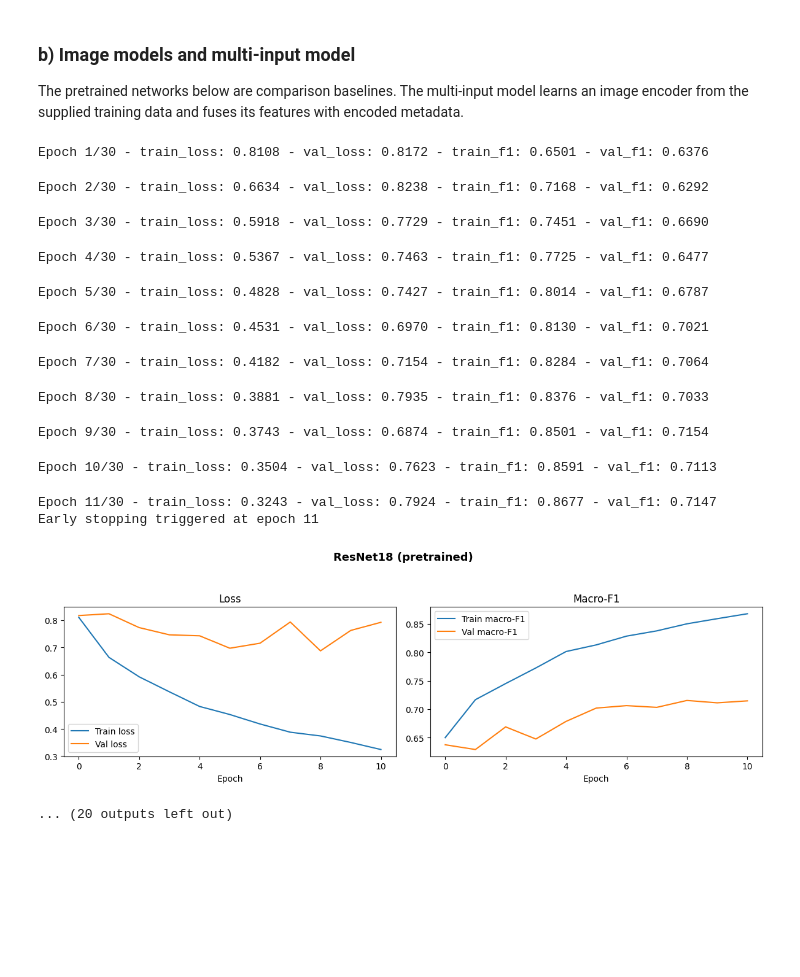
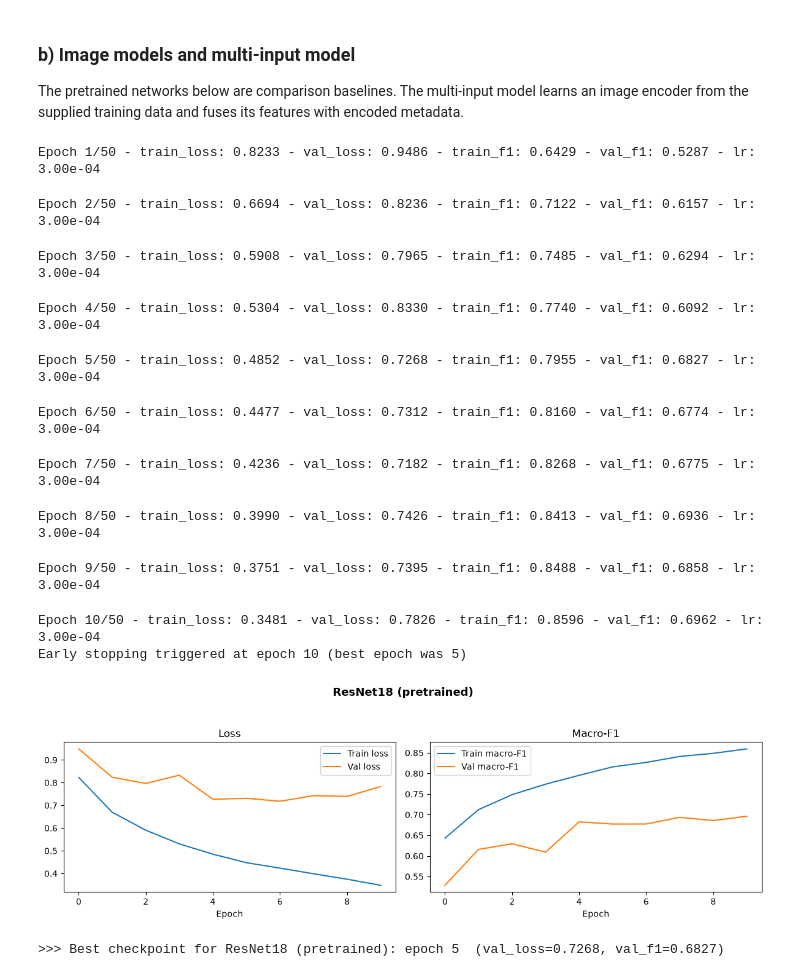
Before and after one commit to whiteshark05/COSC2753-Assignment-2, a Jupyter notebook: notebooks/COSC2753_A2_Task2.ipynb, the cells around one changed output. Drawn from its saved outputs; the diff is of its cells as text; code cells hidden in the pictures; blank space fills up the shorter version.

```diff
--- a/notebooks/COSC2753_A2_Task2.ipynb
+++ b/notebooks/COSC2753_A2_Task2.ipynb
@@ -1196,7 +1195,7 @@ from torchvision.models import resnet18, ResNet18_Weights, mobilenet_v3_small, M
 from sklearn.preprocessing import StandardScaler
 
 DEVICE = torch.device('cuda' if torch.cuda.is_available() else 'cpu')
-BATCH_SIZE, EPOCHS, NUM_WORKERS = 64, 50, 0
+BATCH_SIZE, EPOCHS, NUM_WORKERS = 64, 50, 4
 
 # Metadata inputs are fit on training data only.
 META_FEATURES = ['gender', 'masterCategory', 'subCategory', 'articleType', 'baseColour', 'year', 'usage']
@@ -1261,8 +1260,20 @@ class MultiInputDataset(Dataset):
 # Build datasets and loaders for the multi-input model.
 train_ds = MultiInputDataset(task2_train, meta_train, y_train, IMAGES_TRAIN_DIR, train_transform)
 val_ds = MultiInputDataset(task2_val, meta_val, y_val, IMAGES_TRAIN_DIR, eval_transform)
-train_loader = DataLoader(train_ds, batch_size=BATCH_SIZE, shuffle=True, num_workers=NUM_WORKERS)
-val_loader = DataLoader(val_ds, batch_size=BATCH_SIZE, shuffle=False, num_workers=NUM_WORKERS)
+train_loader = DataLoader(train_ds, batch_size=BATCH_SIZE, shuffle=True, num_workers=NUM_WORKERS,
+                           persistent_workers=(NUM_WORKERS > 0))
+val_loader = DataLoader(val_ds, batch_size=BATCH_SIZE, shuffle=False, num_workers=NUM_WORKERS,
+                         persistent_workers=(NUM_WORKERS > 0))
+
+# Shared loaders for the two image-only comparison models (built once, reused for both
+# ResNet18 and MobileNetV3 so workers aren't spun up and torn down twice).
+train_ds_img = FashionImageDataset(task2_train, IMAGES_TRAIN_DIR, 'season_enc', train_transform)
+sampler = get_weighted_sampler(task2_train, 'season')
+loader_tr_img = DataLoader(train_ds_img, batch_size=BATCH_SIZE, sampler=sampler, num_workers=NUM_WORKERS,
+                            persistent_workers=(NUM_WORKERS > 0))
+loader_va_img = DataLoader(FashionImageDataset(task2_val, IMAGES_TRAIN_DIR, 'season_enc', eval_transform),
+                            batch_size=BATCH_SIZE, num_workers=NUM_WORKERS,
+                            persistent_workers=(NUM_WORKERS > 0))
 
 # Create pretrained image-only comparison models and replace their classifiers for season prediction.
 def make_pretrained(model_name):
@@ -1486,34 +1504,22 @@ def evaluate_multi_model(model, loader):
 # %%
 OUTPUT_DIR = OUT_DIR / 'task2_models'
 OUTPUT_DIR.mkdir(parents=True, exist_ok=True)
-# Train both pretrained comparison models and the custom multi-input model.
-resnet_model, resnet_f1 = train_image_only(make_pretrained('resnet18'))
-mobilenet_model, mobilenet_f1 = train_image_only(make_pretrained('mobilenet_v3_small'))
 torch.manual_seed(RANDOM_STATE)
-small_cnn_model, small_cnn_f1 = train_model(
-    MultiInputNet(meta_train.shape[1], len(season_encoder.classes_), SmallImageEncoder(out_dim=128)).to(DEVICE),
-    model_name='MultiInput-SmallCNN'
-)
-
-torch.manual_seed(RANDOM_STATE)
-resnet_scratch_model, resnet_scratch_f1 = train_model(
-    MultiInputNet(meta_train.shape[1], len(season_encoder.classes_), ResNet18Encoder(out_dim=128)).to(DEVICE),
-    model_name='MultiInput-ResNet18Scratch'
-)
-torch.save({'model_state_dict': resnet_scratch_model.state_dict(), 'season_classes': season_encoder.classes_.tolist(), 'metadata_features': META_FEATURES}, OUTPUT_DIR / 'task2_multi_input_resnet18_scratch.pt')
-torch.save({'model_state_dict': small_cnn_model.state_dict(), 'season_classes': season_encoder.classes_.tolist(), 'metadata_features': META_FEATURES}, OUTPUT_DIR / 'task2_multi_input_small_cnn.pt')
+results = {}
+resnet_model, resnet_f1, resnet_epoch = train_image_only(
+    make_pretrained('resnet18'), loader_tr_img, loader_va_img, model_name='ResNet18 (pretrained)')
+results['ResNet18 (pretrained)'] = (resnet_f1, resnet_epoch)
 # %% [output]
-Epoch 1/30 - train_loss: 0.8108 - val_loss: 0.8172 - train_f1: 0.6501 - val_f1: 0.6376
+Epoch 1/50 - train_loss: 0.8233 - val_loss: 0.9486 - train_f1: 0.6429 - val_f1: 0.5287 - lr: 3.00e-04
-Epoch 2/30 - train_loss: 0.6634 - val_loss: 0.8238 - train_f1: 0.7168 - val_f1: 0.6292
+Epoch 2/50 - train_loss: 0.6694 - val_loss: 0.8236 - train_f1: 0.7122 - val_f1: 0.6157 - lr: 3.00e-04
-Epoch 3/30 - train_loss: 0.5918 - val_loss: 0.7729 - train_f1: 0.7451 - val_f1: 0.6690
+Epoch 3/50 - train_loss: 0.5908 - val_loss: 0.7965 - train_f1: 0.7485 - val_f1: 0.6294 - lr: 3.00e-04
-Epoch 4/30 - train_loss: 0.5367 - val_loss: 0.7463 - train_f1: 0.7725 - val_f1: 0.6477
+Epoch 4/50 - train_loss: 0.5304 - val_loss: 0.8330 - train_f1: 0.7740 - val_f1: 0.6092 - lr: 3.00e-04
-Epoch 5/30 - train_loss: 0.4828 - val_loss: 0.7427 - train_f1: 0.8014 - val_f1: 0.6787
+Epoch 5/50 - train_loss: 0.4852 - val_loss: 0.7268 - train_f1: 0.7955 - val_f1: 0.6827 - lr: 3.00e-04
-Epoch 6/30 - train_loss: 0.4531 - val_loss: 0.6970 - train_f1: 0.8130 - val_f1: 0.7021
+Epoch 6/50 - train_loss: 0.4477 - val_loss: 0.7312 - train_f1: 0.8160 - val_f1: 0.6774 - lr: 3.00e-04
-Epoch 7/30 - train_loss: 0.4182 - val_loss: 0.7154 - train_f1: 0.8284 - val_f1: 0.7064
+Epoch 7/50 - train_loss: 0.4236 - val_loss: 0.7182 - train_f1: 0.8268 - val_f1: 0.6775 - lr: 3.00e-04
-Epoch 8/30 - train_loss: 0.3881 - val_loss: 0.7935 - train_f1: 0.8376 - val_f1: 0.7033
+Epoch 8/50 - train_loss: 0.3990 - val_loss: 0.7426 - train_f1: 0.8413 - val_f1: 0.6936 - lr: 3.00e-04
-Epoch 9/30 - train_loss: 0.3743 - val_loss: 0.6874 - train_f1: 0.8501 - val_f1: 0.7154
+Epoch 9/50 - train_loss: 0.3751 - val_loss: 0.7395 - train_f1: 0.8488 - val_f1: 0.6858 - lr: 3.00e-04
-Epoch 10/30 - train_loss: 0.3504 - val_loss: 0.7623 - train_f1: 0.8591 - val_f1: 0.7113
+Epoch 10/50 - train_loss: 0.3481 - val_loss: 0.7826 - train_f1: 0.8596 - val_f1: 0.6962 - lr: 3.00e-04
+Early stopping triggered at epoch 10 (best epoch was 5)
+[figure, new version]
-Epoch 11/30 - train_loss: 0.3243 - val_loss: 0.7924 - train_f1: 0.8677 - val_f1: 0.7147
-Early stopping triggered at epoch 11
+>>> Best checkpoint for ResNet18 (pretrained): epoch 5  (val_loss=0.7268, val_f1=0.6827)
-[figure, old version]
-... (20 outputs left out)
```
Also changed, not shown: parts of 42 cells of this notebook.
